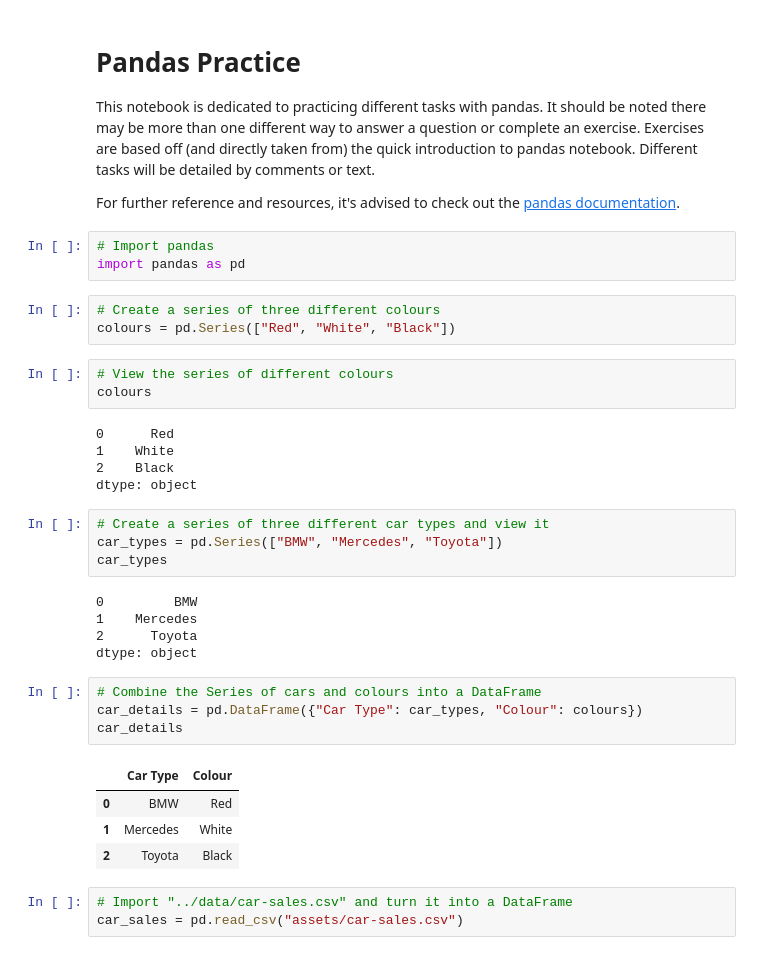
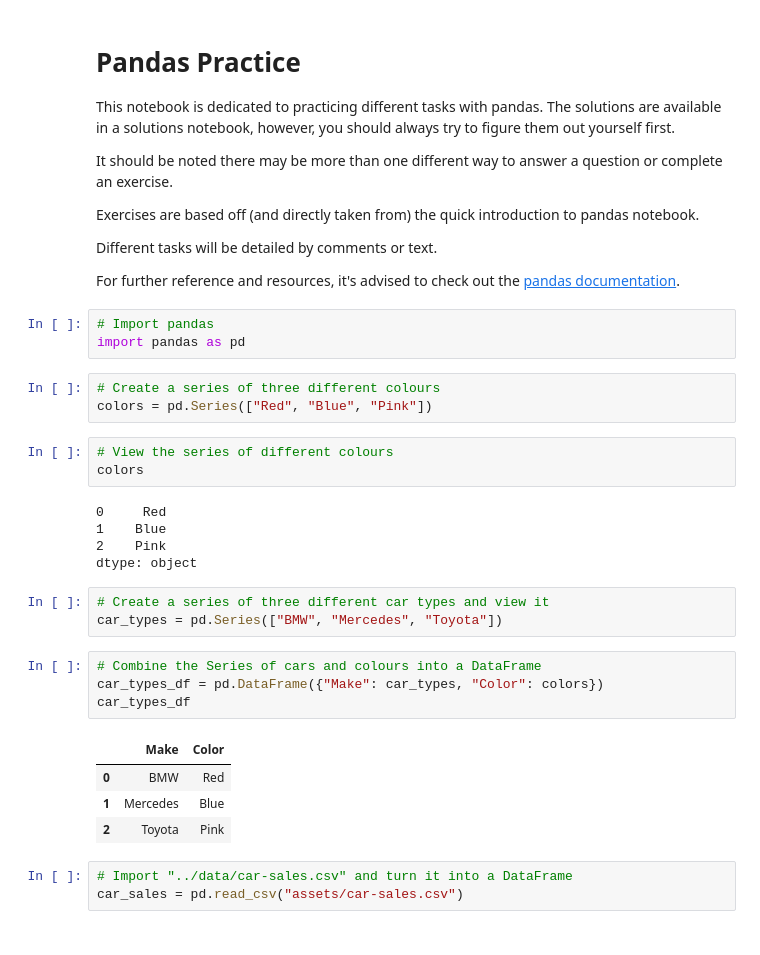
Before and after one commit to AryanK1511/Machine-Learning-and-Data-Science-Bootcamp, a Jupyter notebook: 002-Pandas_Data_Analysis/pandas-exercises.ipynb, the cells around one changed output. Drawn from its saved outputs; the diff is of its cells as text.

Commit message:
Added pandas exercises

```diff
--- a/002-Pandas_Data_Analysis/pandas-exercises.ipynb
+++ b/002-Pandas_Data_Analysis/pandas-exercises.ipynb
@@ -1,7 +1,13 @@
 # %% [markdown]
 # Pandas Practice
 
-This notebook is dedicated to practicing different tasks with pandas. It should be noted there may be more than one different way to answer a question or complete an exercise. Exercises are based off (and directly taken from) the quick introduction to pandas notebook. Different tasks will be detailed by comments or text.
+This notebook is dedicated to practicing different tasks with pandas. The solutions are available in a solutions notebook, however, you should always try to figure them out yourself first.
+
+It should be noted there may be more than one different way to answer a question or complete an exercise.
+
+Exercises are based off (and directly taken from) the quick introduction to pandas notebook.
+
+Different tasks will be detailed by comments or text.
 
 For further reference and resources, it's advised to check out the [pandas documentation](https://pandas.pydata.org/pandas-docs/stable/).
 # %%
@@ -9,33 +15,27 @@ For further reference and resources, it's advised to check out the [pandas docum
 import pandas as pd
 # %%
 # Create a series of three different colours
-colours = pd.Series(["Red", "White", "Black"])
+colors = pd.Series(["Red", "Blue", "Pink"])
 # %%
 # View the series of different colours
-colours
+colors
 # %% [output]
-0      Red
-1    White
-2    Black
+0     Red
+1    Blue
+2    Pink
 dtype: object
 # %%
 # Create a series of three different car types and view it
 car_types = pd.Series(["BMW", "Mercedes", "Toyota"])
-car_types
-# %% [output]
-0         BMW
-1    Mercedes
-2      Toyota
-dtype: object
 # %%
 # Combine the Series of cars and colours into a DataFrame
-car_details = pd.DataFrame({"Car Type": car_types, "Colour": colours})
-car_details
+car_types_df = pd.DataFrame({"Make": car_types, "Color": colors})
+car_types_df
 # %% [output]
-|  | Car Type | Colour |
+|  | Make | Color |
 | 0 | BMW | Red |
-| 1 | Mercedes | White |
-| 2 | Toyota | Black |
+| 1 | Mercedes | Blue |
+| 2 | Toyota | Pink |
 # %%
 # Import "../data/car-sales.csv" and turn it into a DataFrame
 car_sales = pd.read_csv("assets/car-sales.csv")
```
Also changed, not shown: parts of 33 cells of this notebook, 1 other file.
